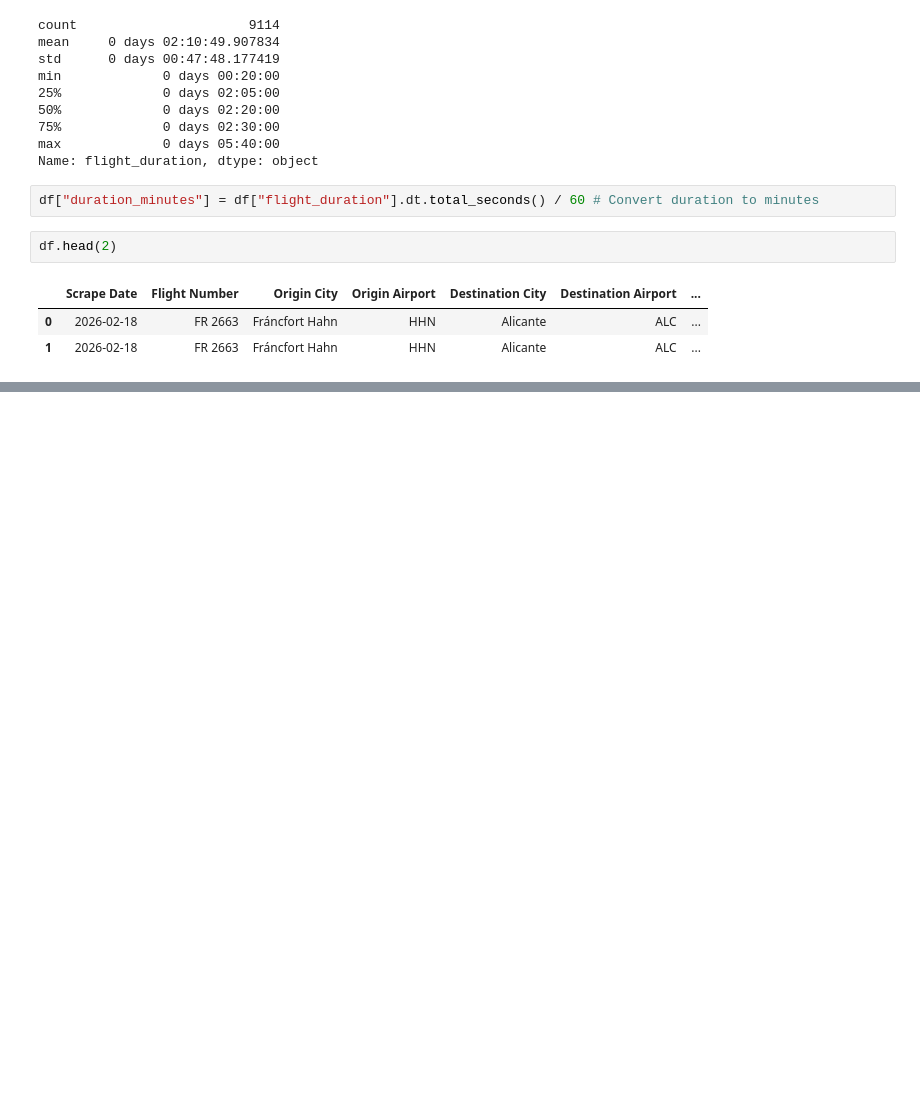
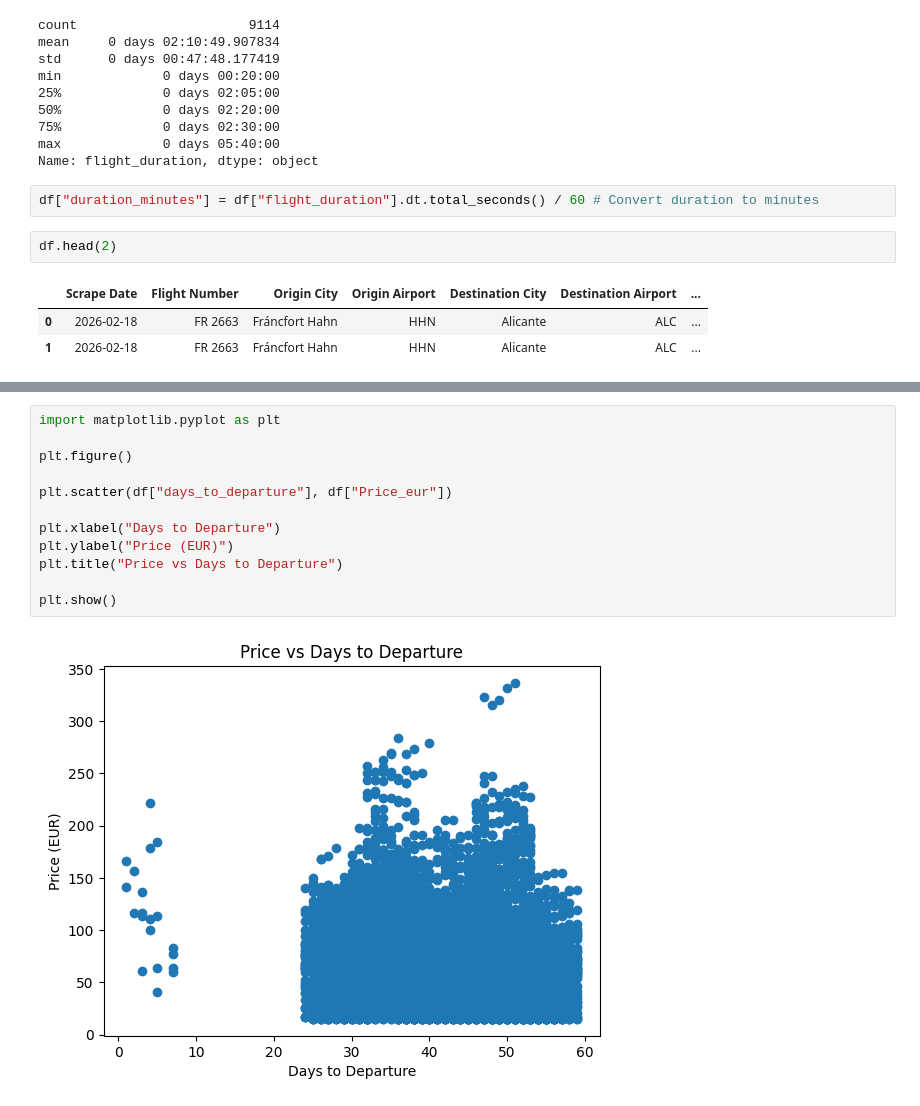
Before and after one commit to mopamerlin-boop/Portafolio, a Jupyter notebook: Ryanair/2Ryanair_an.ipynb, the cells around one changed output, grey strips where cells are left out. Saved outputs shown, nothing was run; the diff lists cells and outputs as text; blank space fills up the shorter version.

```diff
--- a/Ryanair/2Ryanair_an.ipynb
+++ b/Ryanair/2Ryanair_an.ipynb
@@ -412,0 +477,14 @@ df[df["days_to_departure"].isna()][
+# %%
+import matplotlib.pyplot as plt
+
+plt.figure()
+
+plt.scatter(df["days_to_departure"], df["Price_eur"])
+
+plt.xlabel("Days to Departure")
+plt.ylabel("Price (EUR)")
+plt.title("Price vs Days to Departure")
+
+plt.show()
+# %% [output]
+[figure, added]
```
Also changed, not shown: parts of 31 cells of this notebook.
